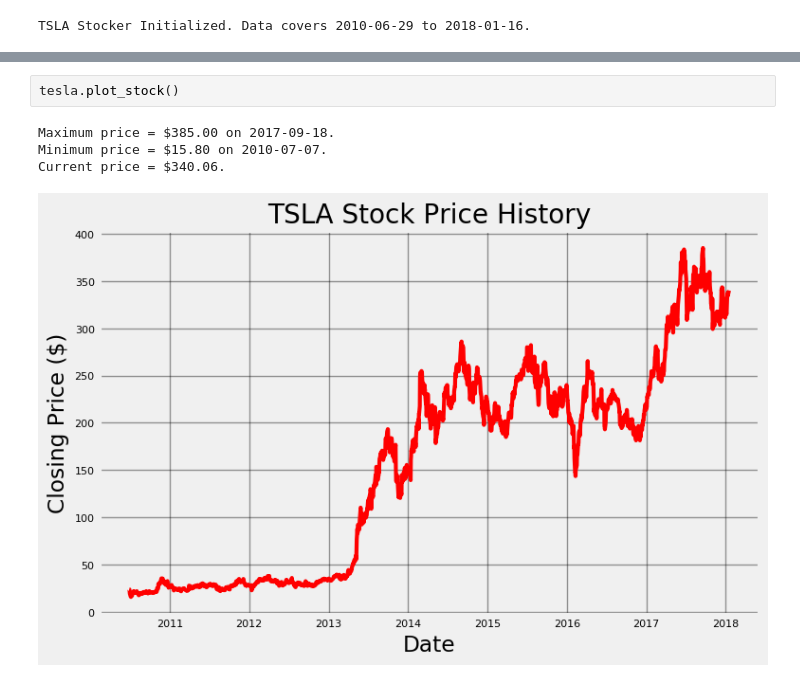
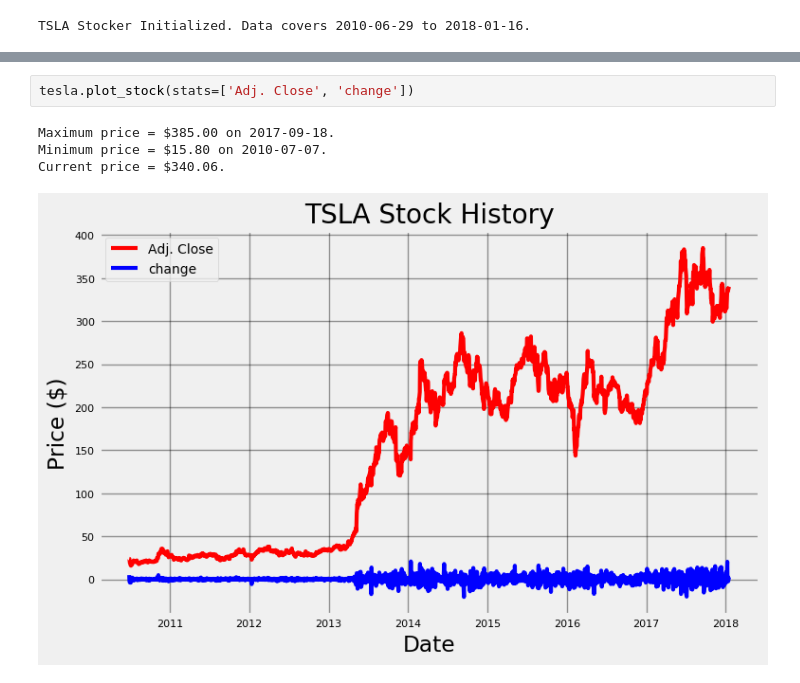
Before and after one commit to WillKoehrsen/Data-Analysis, a Jupyter notebook: stocker/dev/Stock Explorer Class.ipynb, the cells around one changed output, grey strips where cells are left out. Drawn from its saved outputs; the diff is of its cells as text.

Commit message:
Expanded plot_stock options

```diff
--- a/stocker/dev/Stock Explorer Class.ipynb
+++ b/stocker/dev/Stock Explorer Class.ipynb
@@ -775,9 +826,9 @@ TSLA Stocker Initialized. Data covers 2010-06-29 to 2018-01-16.
 # %%
-tesla.plot_stock()
+tesla.plot_stock(stats=['Adj. Close', 'change'])
 # %% [output]
 Maximum price = $385.00 on 2017-09-18.
 Minimum price = $15.80 on 2010-07-07.
 Current price = $340.06.
-[figure, old version]
+[figure, new version]
 # %%
 tesla.changepoint_prior_validation()
```
Also changed, not shown: parts of 7 cells of this notebook, 2 other files.
